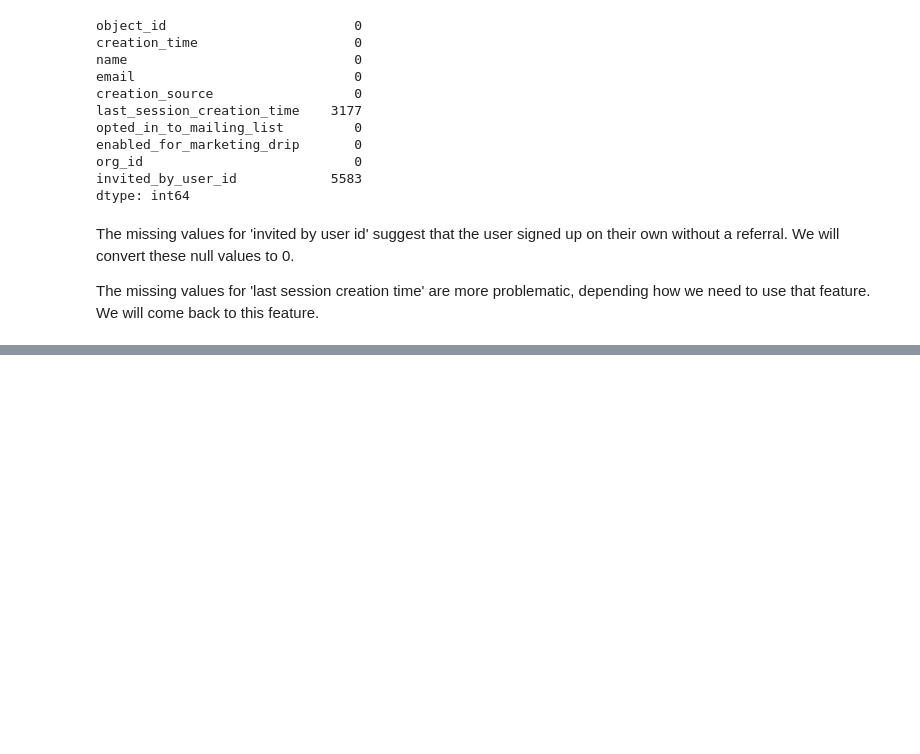
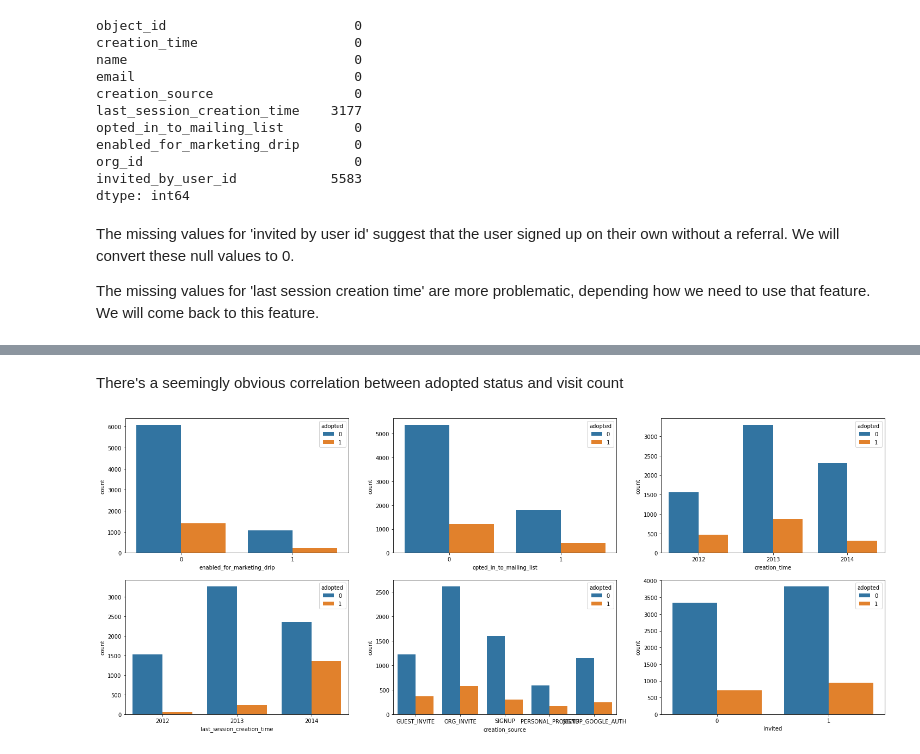
Before and after one commit to LiftedAquatic/relax_challenge, a Jupyter notebook: Relax challenge notebook.ipynb, the cells around one changed output, grey strips where cells are left out. Saved outputs shown, nothing was run; the diff lists cells and outputs as text; code cells hidden in the pictures; blank space fills up the shorter version.

```diff
--- a/Relax challenge notebook.ipynb
+++ b/Relax challenge notebook.ipynb
@@ -258,0 +306,28 @@ sns.countplot(x="adopted", data=main_df)
+# %% [markdown]
+There's a seemingly obvious correlation between adopted status and visit count
+# %%
+# plot features to compare correlations between adopted and not adopted for categorical variables
+
+fig, ax = plt.subplots(figsize=(25,10))
+
+ax1 = plt.subplot(2,3,1)
+ax1 = sns.countplot(x='enabled_for_marketing_drip', data=main_df, hue='adopted')
+
+ax2 = plt.subplot(2,3,2)
+ax2 = sns.countplot(x='opted_in_to_mailing_list', data=main_df, hue='adopted')
+
+ax3 = plt.subplot(2,3,3)
+ax3 = sns.countplot(x=main_df['creation_time'].dt.year, data=main_df, hue='adopted')
+
+ax4 = plt.subplot(2,3,4)
+ax4 = sns.countplot(x=main_df['last_session_creation_time'].dt.year, data=main_df, hue='adopted')
+
+ax5 = plt.subplot(2,3,5)
+ax5 = sns.countplot(x='creation_source', data=main_df, hue='adopted')
+
+ax6 = plt.subplot(2,3,6)
+ax6 = sns.countplot(x='invited', data=main_df, hue='adopted')
+
+plt.show()
+# %% [output]
+[figure, added]
```
Also changed, not shown: parts of 68 cells of this notebook.
